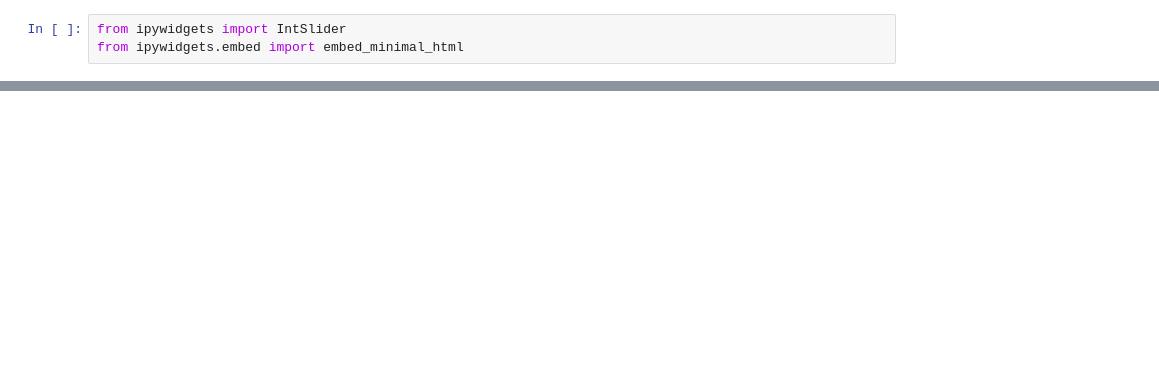
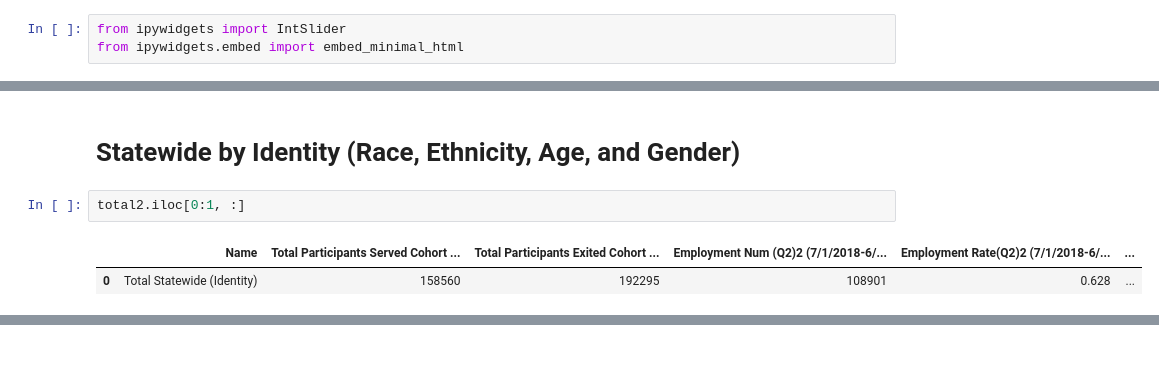
Before and after one commit to linhtpham09/cipc, a Jupyter notebook: cipc_ca.ipynb, the cells around one changed output, grey strips where cells are left out. Saved outputs shown, nothing was run; the diff lists cells and outputs as text; blank space fills up the shorter version.

```diff
--- a/cipc_ca.ipynb
+++ b/cipc_ca.ipynb
@@ -20,0 +29,7 @@ wdb = wdb.dropna(axis = 1)
+# %% [markdown]
+# Statewide by Identity (Race, Ethnicity, Age, and Gender)
+# %%
+total2.iloc[0:1, :]
+# %% [output]
+|  | Name | Total Participants Served Cohort ... | Total Participants Exited Cohort ... | Employment Num (Q2)2 (7/1/2018-6/... | Employment Rate(Q2)2 (7/1/2018-6/... | ... |
+| 0 | Total Statewide (Identity) | 158560 | 192295 | 108901 | 0.628 | ... |
```
Also changed, not shown: parts of 46 cells of this notebook.
